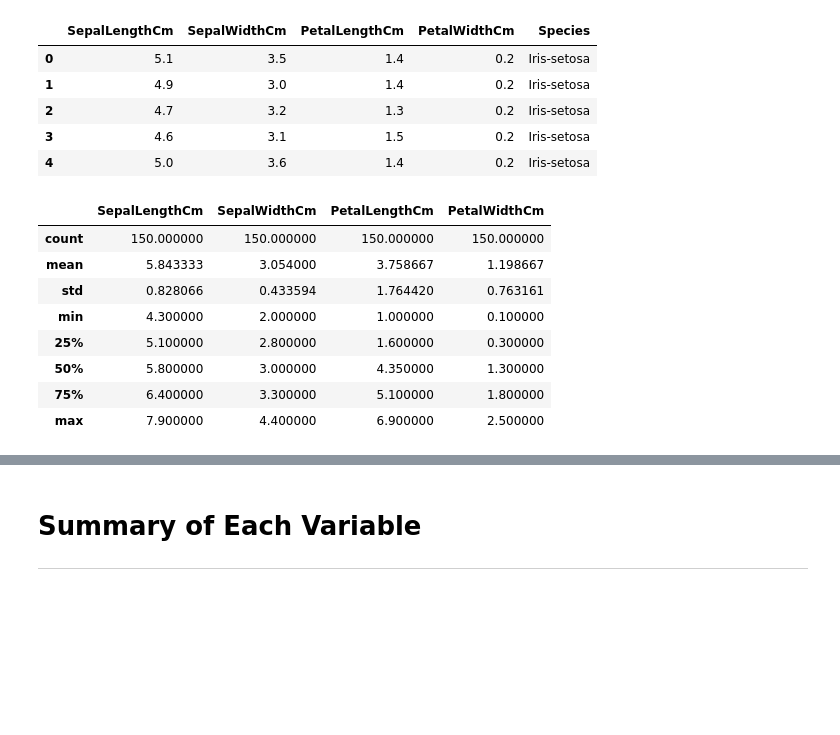
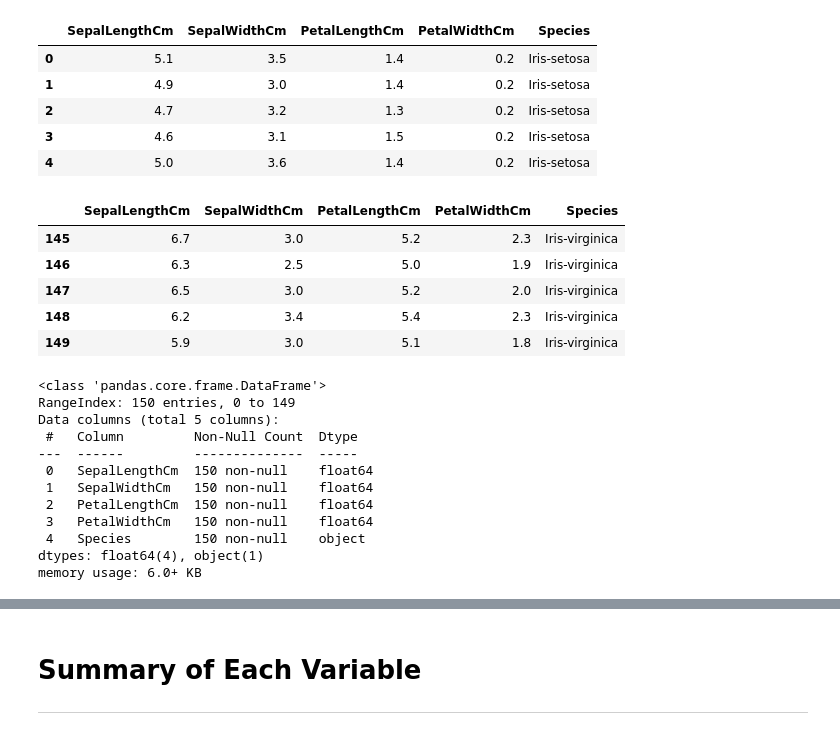
Before and after one commit to briannemcgrath/pands-project, a Jupyter notebook: analysis.ipynb, the cells around one changed output, grey strips where cells are left out. Cells and saved outputs as stored; diff of their text form; code cells hidden in the pictures; blank space fills up the shorter version.

Commit message:
Added more code for inspection of dataset at beginning

```diff
--- a/analysis.ipynb
+++ b/analysis.ipynb
@@ -52,14 +54,27 @@ df.head()
 | 3 | 4.6 | 3.1 | 1.5 | 0.2 | Iris-setosa |
 | 4 | 5.0 | 3.6 | 1.4 | 0.2 | Iris-setosa |
 # %%
-df.describe()
+df.tail()
 # %% [output]
-|  | SepalLengthCm | SepalWidthCm | PetalLengthCm | PetalWidthCm |
-| count | 150.000000 | 150.000000 | 150.000000 | 150.000000 |
-| mean | 5.843333 | 3.054000 | 3.758667 | 1.198667 |
-| std | 0.828066 | 0.433594 | 1.764420 | 0.763161 |
-| min | 4.300000 | 2.000000 | 1.000000 | 0.100000 |
-| 25% | 5.100000 | 2.800000 | 1.600000 | 0.300000 |
-| 50% | 5.800000 | 3.000000 | 4.350000 | 1.300000 |
-| 75% | 6.400000 | 3.300000 | 5.100000 | 1.800000 |
-| max | 7.900000 | 4.400000 | 6.900000 | 2.500000 |
+|  | SepalLengthCm | SepalWidthCm | PetalLengthCm | PetalWidthCm | Species |
+| 145 | 6.7 | 3.0 | 5.2 | 2.3 | Iris-virginica |
+| 146 | 6.3 | 2.5 | 5.0 | 1.9 | Iris-virginica |
+| 147 | 6.5 | 3.0 | 5.2 | 2.0 | Iris-virginica |
+| 148 | 6.2 | 3.4 | 5.4 | 2.3 | Iris-virginica |
+| 149 | 5.9 | 3.0 | 5.1 | 1.8 | Iris-virginica |
+# %%
+#Showing Dataset Information
+df.info()
+# %% [output]
+<class 'pandas.core.frame.DataFrame'>
+RangeIndex: 150 entries, 0 to 149
+Data columns (total 5 columns):
+ #   Column         Non-Null Count  Dtype
+---  ------         --------------  -----
+ 0   SepalLengthCm  150 non-null    float64
+ 1   SepalWidthCm   150 non-null    float64
+ 2   PetalLengthCm  150 non-null    float64
+ 3   PetalWidthCm   150 non-null    float64
+ 4   Species        150 non-null    object
+dtypes: float64(4), object(1)
+memory usage: 6.0+ KB
```
Also changed, not shown: parts of 5 cells of this notebook.
